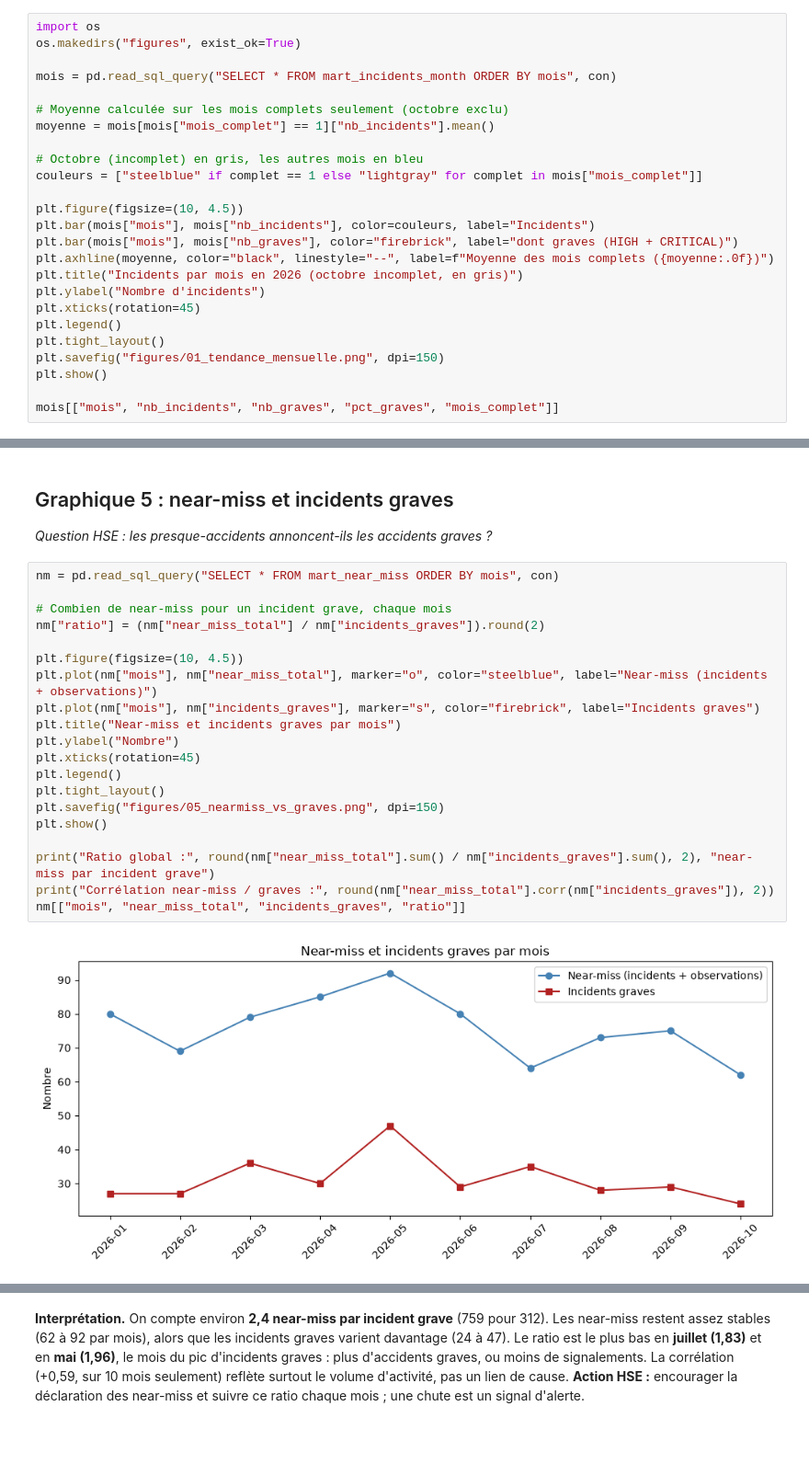
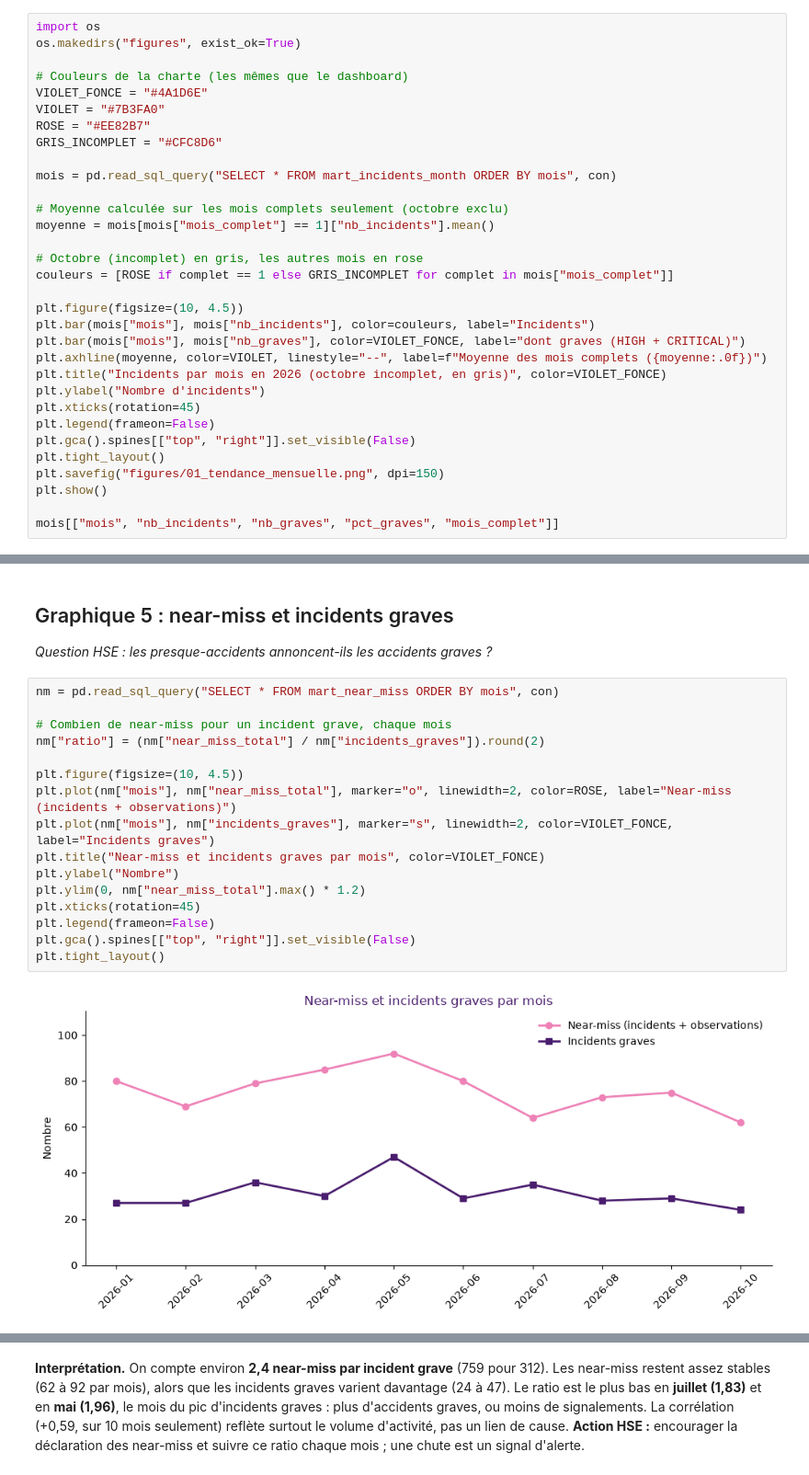
Before and after one commit to fatouu50/Port-Safety-Incident-Analytics-M2-IAMD-Gestion-des-Donn-es-Massives-, a Jupyter notebook: 07_EDA/eda_projet11.ipynb, the cells around one changed output, grey strips where cells are left out. Shown at 92% size. Cells and saved outputs as stored; diff of their text form; blank space fills up the shorter version.

```diff
--- a/07_EDA/eda_projet11.ipynb
+++ b/07_EDA/eda_projet11.ipynb
@@ -38,23 +38,30 @@ kpi
 # %%
 import os
 os.makedirs("figures", exist_ok=True)
+
+# Couleurs de la charte (les mêmes que le dashboard)
+VIOLET_FONCE = "#4A1D6E"
+VIOLET = "#7B3FA0"
+ROSE = "#EE82B7"
+GRIS_INCOMPLET = "#CFC8D6"
 
 mois = pd.read_sql_query("SELECT * FROM mart_incidents_month ORDER BY mois", con)
 
 # Moyenne calculée sur les mois complets seulement (octobre exclu)
 moyenne = mois[mois["mois_complet"] == 1]["nb_incidents"].mean()
 
-# Octobre (incomplet) en gris, les autres mois en bleu
-couleurs = ["steelblue" if complet == 1 else "lightgray" for complet in mois["mois_complet"]]
+# Octobre (incomplet) en gris, les autres mois en rose
+couleurs = [ROSE if complet == 1 else GRIS_INCOMPLET for complet in mois["mois_complet"]]
 
 plt.figure(figsize=(10, 4.5))
 plt.bar(mois["mois"], mois["nb_incidents"], color=couleurs, label="Incidents")
-plt.bar(mois["mois"], mois["nb_graves"], color="firebrick", label="dont graves (HIGH + CRITICAL)")
-plt.axhline(moyenne, color="black", linestyle="--", label=f"Moyenne des mois complets ({moyenne:.0f})")
-plt.title("Incidents par mois en 2026 (octobre incomplet, en gris)")
+plt.bar(mois["mois"], mois["nb_graves"], color=VIOLET_FONCE, label="dont graves (HIGH + CRITICAL)")
+plt.axhline(moyenne, color=VIOLET, linestyle="--", label=f"Moyenne des mois complets ({moyenne:.0f})")
+plt.title("Incidents par mois en 2026 (octobre incomplet, en gris)", color=VIOLET_FONCE)
 plt.ylabel("Nombre d'incidents")
 plt.xticks(rotation=45)
-plt.legend()
+plt.legend(frameon=False)
+plt.gca().spines[["top", "right"]].set_visible(False)
 plt.tight_layout()
 plt.savefig("figures/01_tendance_mensuelle.png", dpi=150)
 plt.show()
@@ -199,22 +215,18 @@ taux.sort_values("incidents_par_travailleur", ascending=False).head(3)
 # %%
 nm = pd.read_sql_query("SELECT * FROM mart_near_miss ORDER BY mois", con)
 
 # Combien de near-miss pour un incident grave, chaque mois
 nm["ratio"] = (nm["near_miss_total"] / nm["incidents_graves"]).round(2)
 
 plt.figure(figsize=(10, 4.5))
-plt.plot(nm["mois"], nm["near_miss_total"], marker="o", color="steelblue", label="Near-miss (incidents + observations)")
-plt.plot(nm["mois"], nm["incidents_graves"], marker="s", color="firebrick", label="Incidents graves")
-plt.title("Near-miss et incidents graves par mois")
+plt.plot(nm["mois"], nm["near_miss_total"], marker="o", linewidth=2, color=ROSE, label="Near-miss (incidents + observations)")
+plt.plot(nm["mois"], nm["incidents_graves"], marker="s", linewidth=2, color=VIOLET_FONCE, label="Incidents graves")
+plt.title("Near-miss et incidents graves par mois", color=VIOLET_FONCE)
 plt.ylabel("Nombre")
+plt.ylim(0, nm["near_miss_total"].max() * 1.2)
 plt.xticks(rotation=45)
-plt.legend()
+plt.legend(frameon=False)
+plt.gca().spines[["top", "right"]].set_visible(False)
 plt.tight_layout()
-plt.savefig("figures/05_nearmiss_vs_graves.png", dpi=150)
-plt.show()
-
-print("Ratio global :", round(nm["near_miss_total"].sum() / nm["incidents_graves"].sum(), 2), "near-miss par incident grave")
-print("Corrélation near-miss / graves :", round(nm["near_miss_total"].corr(nm["incidents_graves"]), 2))
-nm[["mois", "near_miss_total", "incidents_graves", "ratio"]]
 # %% [output]
-[figure, old version]
+[figure, new version]
```
Also changed, not shown: parts of 6 cells of this notebook, 5 other files.
